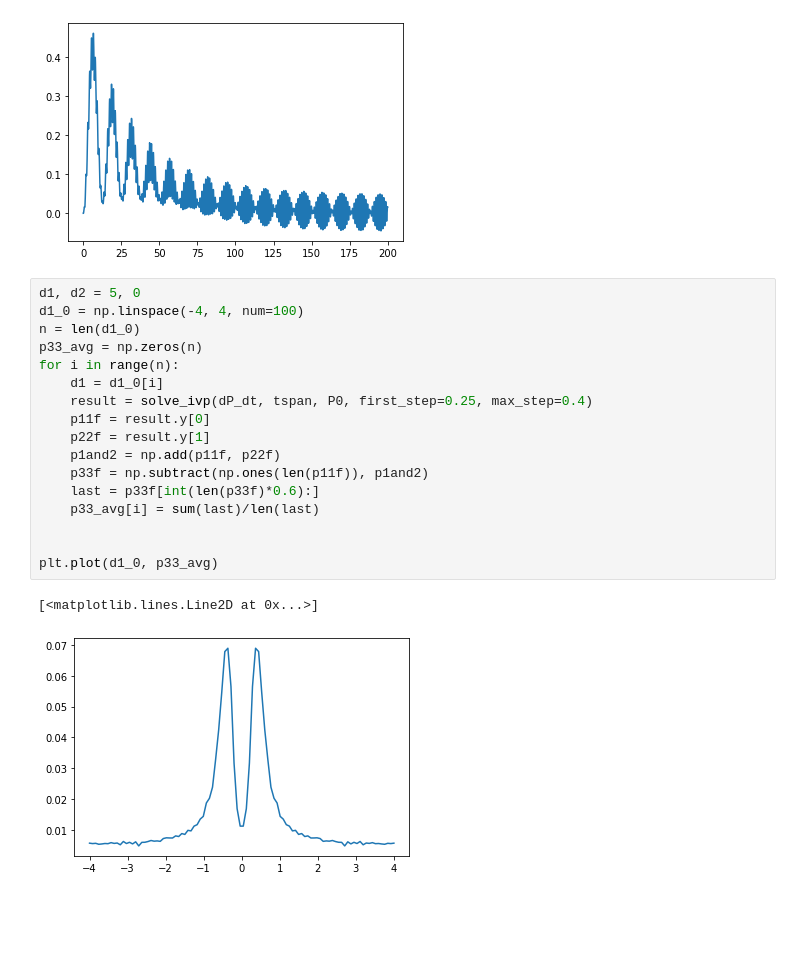
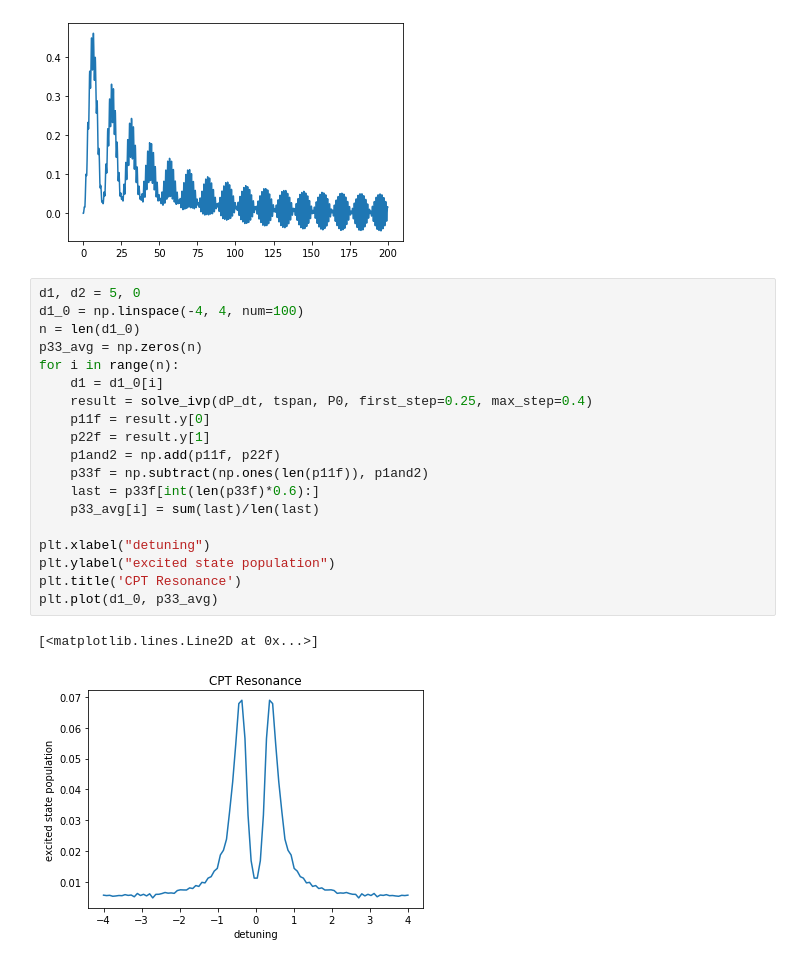
Before and after one commit to dahlia-ghoshal/cpt, a Jupyter notebook: cpt_resonance.ipynb, the cells around one changed output. Drawn from its saved outputs; the diff is of its cells as text; blank space fills up the shorter version.

```diff
--- a/cpt_resonance.ipynb
+++ b/cpt_resonance.ipynb
@@ -59,20 +59,22 @@ plt.plot(t, p33f)
 # %%
 d1, d2 = 5, 0
 d1_0 = np.linspace(-4, 4, num=100)
 n = len(d1_0)
 p33_avg = np.zeros(n)
 for i in range(n):
     d1 = d1_0[i]
     result = solve_ivp(dP_dt, tspan, P0, first_step=0.25, max_step=0.4)
     p11f = result.y[0]
     p22f = result.y[1]
     p1and2 = np.add(p11f, p22f)
     p33f = np.subtract(np.ones(len(p11f)), p1and2)
     last = p33f[int(len(p33f)*0.6):]
     p33_avg[i] = sum(last)/len(last)
 
-
+plt.xlabel("detuning")
+plt.ylabel("excited state population")
+plt.title('CPT Resonance')
 plt.plot(d1_0, p33_avg)
 # %% [output]
 [<matplotlib.lines.Line2D at 0x...>]
-[figure, old version]
+[figure, new version]
```
